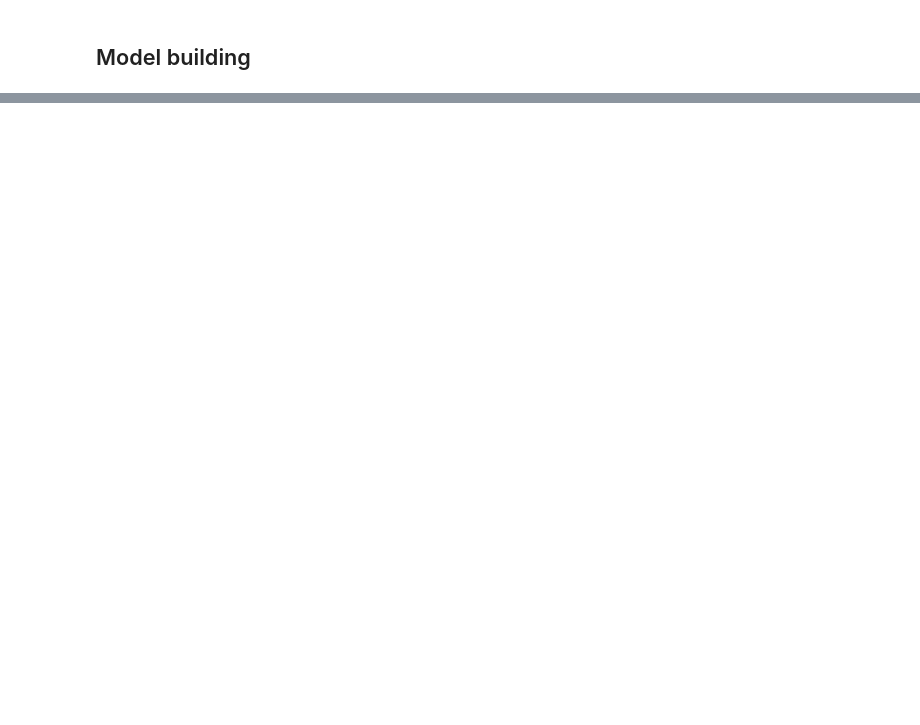
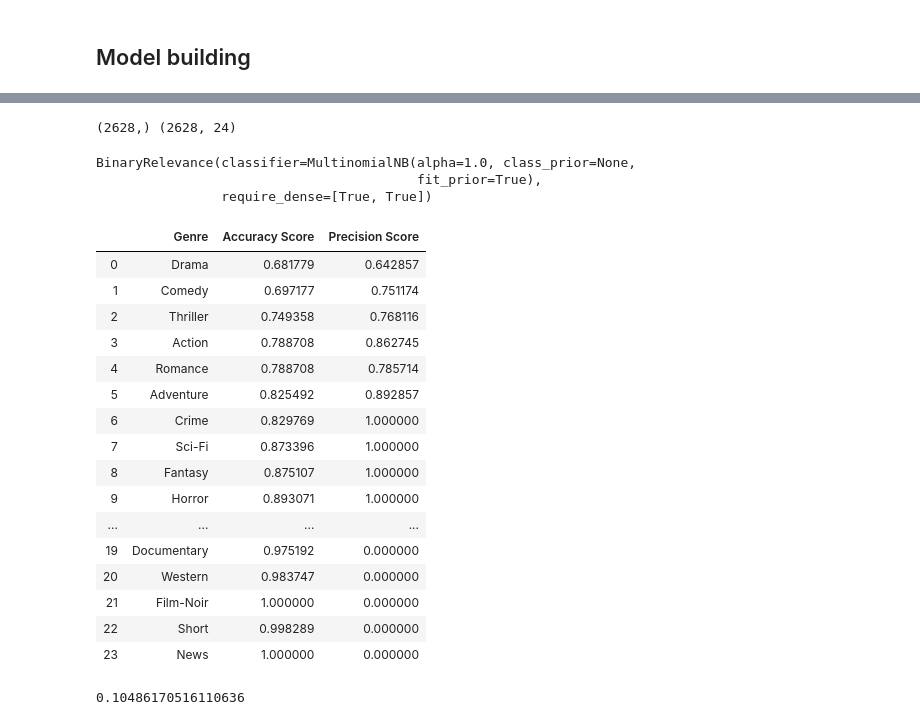
Before and after one commit to Casper-Smet/movie-revenue-predictions, a Jupyter notebook: individual_questions/Q2/plot-keywords.ipynb, the cells around one changed output, grey strips where cells are left out. Drawn from its saved outputs; the diff is of its cells as text; code cells hidden in the pictures; blank space fills up the shorter version.

```diff
--- a/individual_questions/Q2/plot-keywords.ipynb
+++ b/individual_questions/Q2/plot-keywords.ipynb
@@ -273,0 +323,16 @@ df_Q2.head()
+# %%
+NB_pipeline = Pipeline([
+                ('tfidf', TfidfVectorizer(stop_words=stop_words)),
+                ('clf', OneVsRestClassifier(MultinomialNB(
+                    fit_prior=True, class_prior=None))),
+            ])
+dic = {}
+
+for genre in genre_uniques["Split Genres"]:
+    NB_pipeline.fit(X_train, train[genre])
+
+
+    dic[genre] = NB_pipeline.predict(X_test)
+
+
+pd.DataFrame(dic, index=X_test.index).sample(10)
@@ -273,0 +375,55 @@ df_Q2.head()
+# %%
+from skmultilearn.problem_transform import BinaryRelevance
+from sklearn.naive_bayes import GaussianNB
+
+# initialize binary relevance multi-label classifier
+# with a gaussian naive bayes base classifier
+
+# classifier = BinaryRelevance(GaussianNB())
+classifier = BinaryRelevance(MultinomialNB())
+print(X_train.values.shape, Y_train.shape)
+
+vec = TfidfVectorizer(stop_words=stop_words)
+vec.fit(X_train, X_test)
+X_train = vec.transform(X_train)
+
+# train
+classifier.fit(X_train, Y_train)
+# %% [output]
+(2628,) (2628, 24)
+BinaryRelevance(classifier=MultinomialNB(alpha=1.0, class_prior=None,
+                                         fit_prior=True),
+                require_dense=[True, True])
+# %%
+predictions = classifier.predict(vec.transform(X_test))
+# %%
+from sklearn.metrics import precision_score
+accuracy_dict = []
+for i, genre in enumerate(genre_uniques["Split Genres"]):
+    accuracy_dict.append({"Genre" : genre, "Accuracy Score" : accuracy_score(Y_test[genre], predictions[:, i].A), "Precision Score" : precision_score(Y_test[genre], predictions[:, i].A)})
+#     print(f"Genre: {genre}; Accuracy score: {accuracy_score(Y_test[genre], predictions[:, i].A)}; Precision score: {precision_score(Y_test[genre], predictions[:, i].A)}")
+
+pd.DataFrame(accuracy_dict)
+# %% [output]
+|  | Genre | Accuracy Score | Precision Score |
+| 0 | Drama | 0.681779 | 0.642857 |
+| 1 | Comedy | 0.697177 | 0.751174 |
+| 2 | Thriller | 0.749358 | 0.768116 |
+| 3 | Action | 0.788708 | 0.862745 |
+| 4 | Romance | 0.788708 | 0.785714 |
+| 5 | Adventure | 0.825492 | 0.892857 |
+| 6 | Crime | 0.829769 | 1.000000 |
+| 7 | Sci-Fi | 0.873396 | 1.000000 |
+| 8 | Fantasy | 0.875107 | 1.000000 |
+| 9 | Horror | 0.893071 | 1.000000 |
+| ... | ... | ... | ... |
+| 19 | Documentary | 0.975192 | 0.000000 |
+| 20 | Western | 0.983747 | 0.000000 |
+| 21 | Film-Noir | 1.000000 | 0.000000 |
+| 22 | Short | 0.998289 | 0.000000 |
+| 23 | News | 1.000000 | 0.000000 |
+# %%
+from sklearn.metrics import hamming_loss
+hamming_loss(Y_test, predictions)
+# %% [output]
+0.10486170516110636
```
Also changed, not shown: parts of 24 cells of this notebook.
